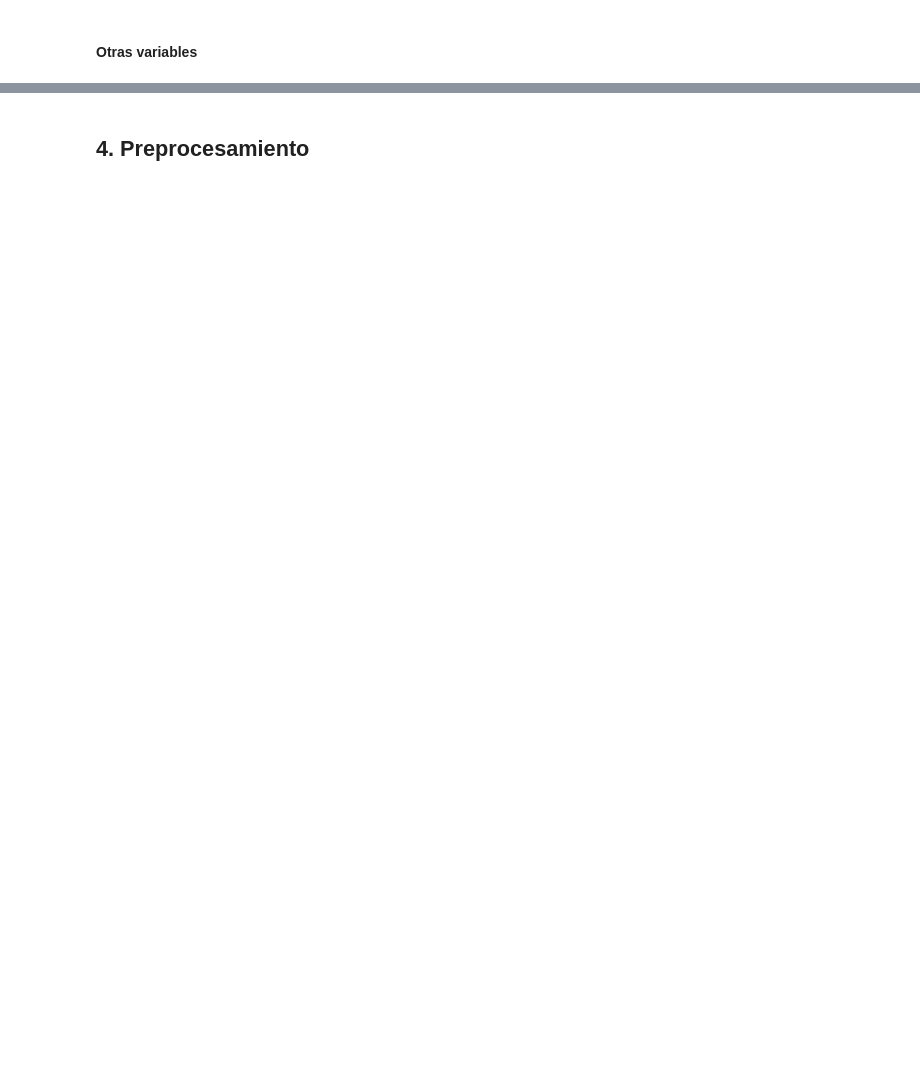
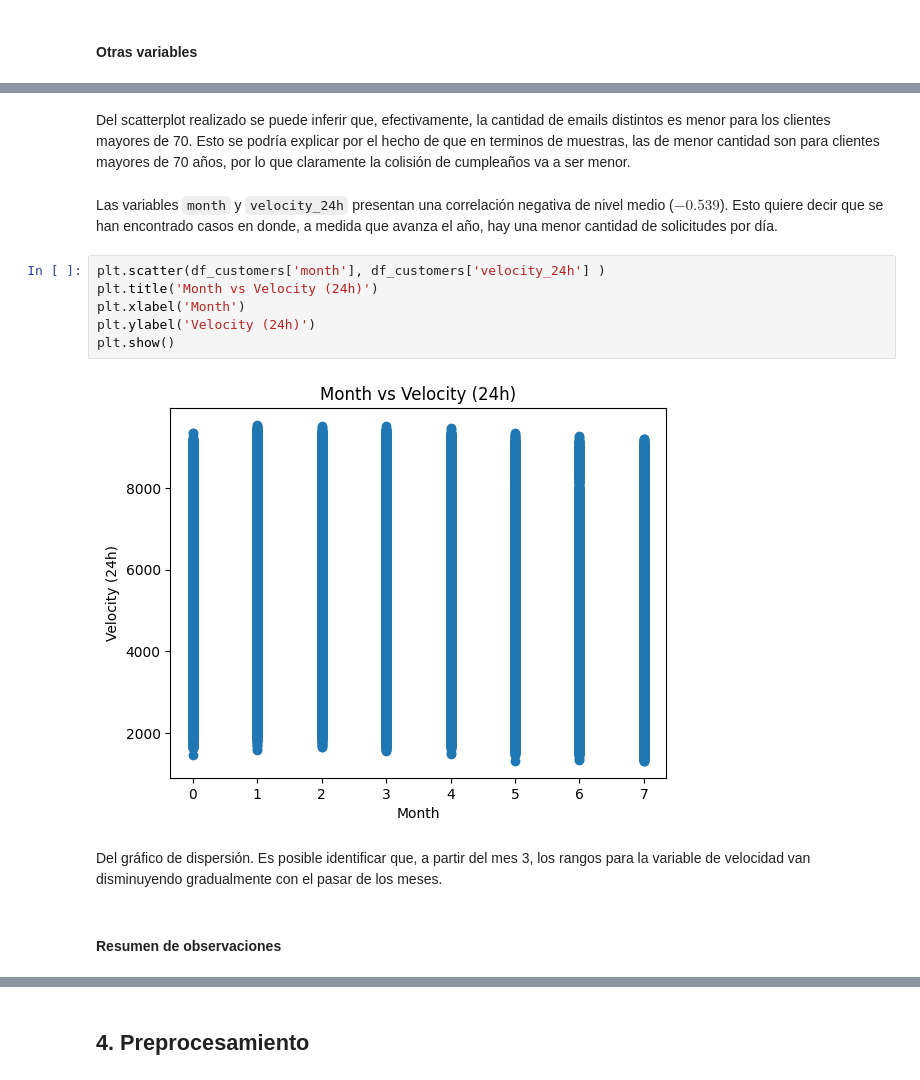
Before and after one commit to G-Urrea/labs_mds-german-antonia, a Jupyter notebook: proyecto_1/Proyecto_1_LabDS.ipynb, the cells around one changed output, grey strips where cells are left out. Saved outputs shown, nothing was run; the diff lists cells and outputs as text; blank space fills up the shorter version.

```diff
--- a/proyecto_1/Proyecto_1_LabDS.ipynb
+++ b/proyecto_1/Proyecto_1_LabDS.ipynb
@@ -597,2 +881,18 @@ plt.show()
+# %% [markdown]
+Del scatterplot realizado se puede inferir que, efectivamente, la cantidad de emails distintos es menor para los clientes mayores de 70. Esto se podría explicar por el hecho de que en terminos de muestras, las de menor cantidad son para clientes mayores de 70 años, por lo que claramente la colisión de cumpleaños va a ser menor.
+# %% [markdown]
+Las variables `month` y `velocity_24h` presentan una correlación negativa de nivel medio ($-0.539$). Esto quiere decir que se han encontrado casos en donde, a medida que avanza el año, hay una menor cantidad de solicitudes por día.
+# %%
+plt.scatter(df_customers['month'], df_customers['velocity_24h'] )
+plt.title('Month vs Velocity (24h)')
+plt.xlabel('Month')
+plt.ylabel('Velocity (24h)')
+plt.show()
+# %% [output]
+[figure, added]
+# %% [markdown]
+Del gráfico de dispersión. Es posible identificar que, a partir del mes 3, los rangos para la variable de velocidad van disminuyendo gradualmente con el pasar de los meses.
+# %% [markdown]
+#### **Resumen de observaciones**
 # %% [markdown]
 
```
Also changed, not shown: parts of 119 cells of this notebook.
